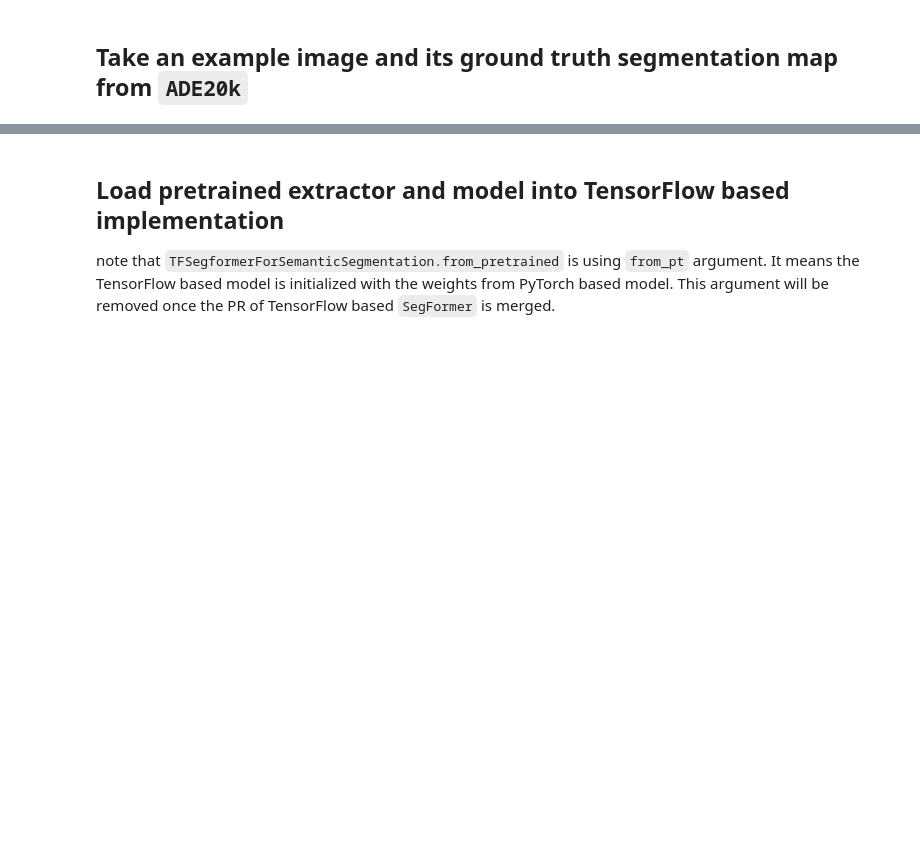
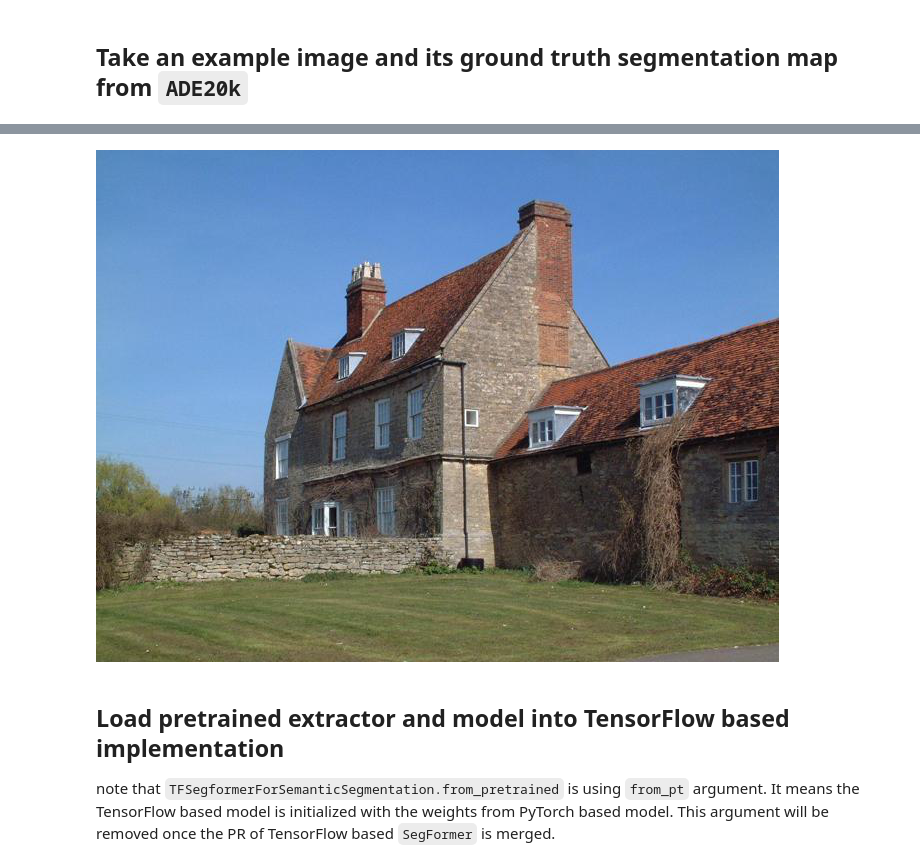
Before and after one commit to deep-diver/segformer-tf-transformers, a Jupyter notebook: notebooks/TFSegFormer.ipynb, the cells around one changed output, grey strips where cells are left out. Cells and saved outputs as stored; diff of their text form; code cells hidden in the pictures; blank space fills up the shorter version.

```diff
--- a/notebooks/TFSegFormer.ipynb
+++ b/notebooks/TFSegFormer.ipynb
@@ -46,3 +58,8 @@ Reusing dataset fixtures_ade20k (/home/codespace/.cache/huggingface/datasets/hf-
+# %%
+# Preview the image
+image
+# %% [output]
+[figure, added]
 # %% [markdown]
 ## Load pretrained extractor and model into TensorFlow based implementation
 
```
Also changed, not shown: parts of 16 cells of this notebook.
